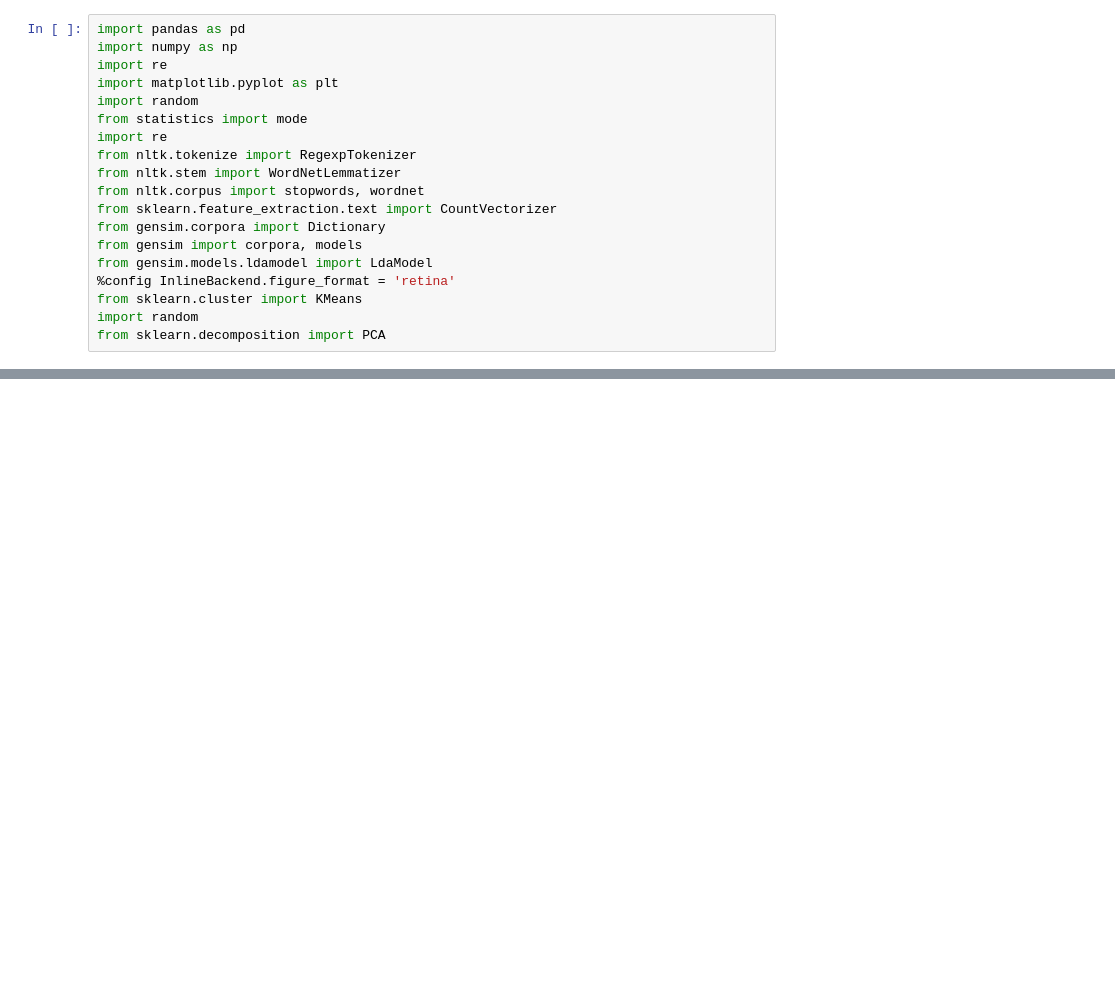
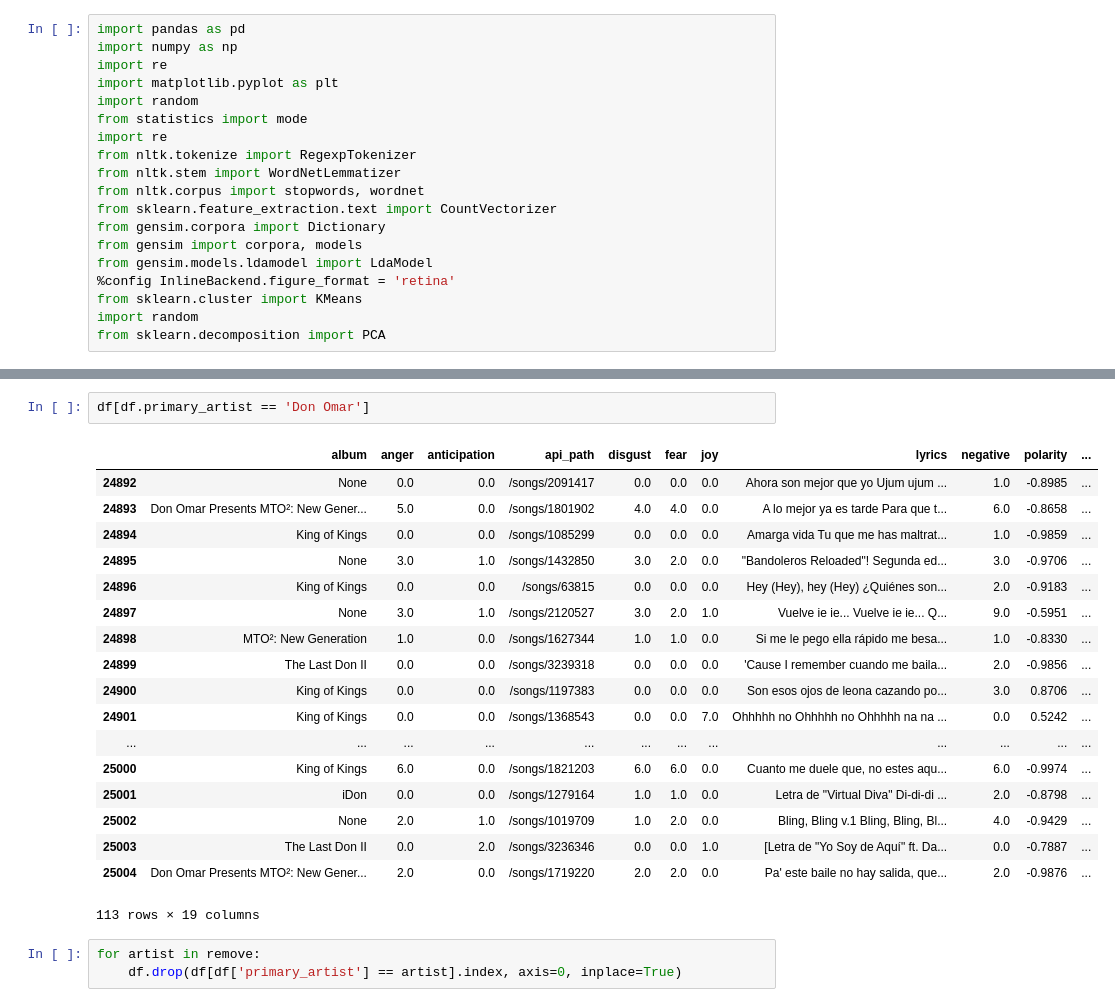
Before and after one commit to dunyaoguz/lyrics_decomposed, a Jupyter notebook: example.ipynb, the cells around one changed output, grey strips where cells are left out. Drawn from its saved outputs; the diff is of its cells as text; blank space fills up the shorter version.

```diff
--- a/example.ipynb
+++ b/example.ipynb
@@ -58,0 +44,24 @@ print(df_2.fear.mean())
+# %%
+df[df.primary_artist == 'Don Omar']
+# %% [output]
+|  | album | anger | anticipation | api_path | disgust | fear | joy | lyrics | negative | polarity | ... |
+| 24892 | None | 0.0 | 0.0 | /songs/2091417 | 0.0 | 0.0 | 0.0 | Ahora son mejor que yo Ujum ujum ... | 1.0 | -0.8985 | ... |
+| 24893 | Don Omar Presents MTO²: New Gener... | 5.0 | 0.0 | /songs/1801902 | 4.0 | 4.0 | 0.0 | A lo mejor ya es tarde Para que t... | 6.0 | -0.8658 | ... |
+| 24894 | King of Kings | 0.0 | 0.0 | /songs/1085299 | 0.0 | 0.0 | 0.0 | Amarga vida Tu que me has maltrat... | 1.0 | -0.9859 | ... |
+| 24895 | None | 3.0 | 1.0 | /songs/1432850 | 3.0 | 2.0 | 0.0 | "Bandoleros Reloaded"! Segunda ed... | 3.0 | -0.9706 | ... |
+| 24896 | King of Kings | 0.0 | 0.0 | /songs/63815 | 0.0 | 0.0 | 0.0 | Hey (Hey), hey (Hey) ¿Quiénes son... | 2.0 | -0.9183 | ... |
+| 24897 | None | 3.0 | 1.0 | /songs/2120527 | 3.0 | 2.0 | 1.0 | Vuelve ie ie... Vuelve ie ie... Q... | 9.0 | -0.5951 | ... |
+| 24898 | MTO²: New Generation | 1.0 | 0.0 | /songs/1627344 | 1.0 | 1.0 | 0.0 | Si me le pego ella rápido me besa... | 1.0 | -0.8330 | ... |
+| 24899 | The Last Don II | 0.0 | 0.0 | /songs/3239318 | 0.0 | 0.0 | 0.0 | 'Cause I remember cuando me baila... | 2.0 | -0.9856 | ... |
+| 24900 | King of Kings | 0.0 | 0.0 | /songs/1197383 | 0.0 | 0.0 | 0.0 | Son esos ojos de leona cazando po... | 3.0 | 0.8706 | ... |
+| 24901 | King of Kings | 0.0 | 0.0 | /songs/1368543 | 0.0 | 0.0 | 7.0 | Ohhhhh no Ohhhhh no Ohhhhh na na ... | 0.0 | 0.5242 | ... |
+| ... | ... | ... | ... | ... | ... | ... | ... | ... | ... | ... | ... |
+| 25000 | King of Kings | 6.0 | 0.0 | /songs/1821203 | 6.0 | 6.0 | 0.0 | Cuanto me duele que, no estes aqu... | 6.0 | -0.9974 | ... |
+| 25001 | iDon | 0.0 | 0.0 | /songs/1279164 | 1.0 | 1.0 | 0.0 | Letra de "Virtual Diva" Di-di-di ... | 2.0 | -0.8798 | ... |
+| 25002 | None | 2.0 | 1.0 | /songs/1019709 | 1.0 | 2.0 | 0.0 | Bling, Bling v.1 Bling, Bling, Bl... | 4.0 | -0.9429 | ... |
+| 25003 | The Last Don II | 0.0 | 2.0 | /songs/3236346 | 0.0 | 0.0 | 1.0 | [Letra de "Yo Soy de Aquí" ft. Da... | 0.0 | -0.7887 | ... |
+| 25004 | Don Omar Presents MTO²: New Gener... | 2.0 | 0.0 | /songs/1719220 | 2.0 | 2.0 | 0.0 | Pa' este baile no hay salida, que... | 2.0 | -0.9876 | ... |
+113 rows × 19 columns
+# %%
+for artist in remove:
+    df.drop(df[df['primary_artist'] == artist].index, axis=0, inplace=True)
```
Also changed, not shown: parts of 17 cells of this notebook, 16 other files.
